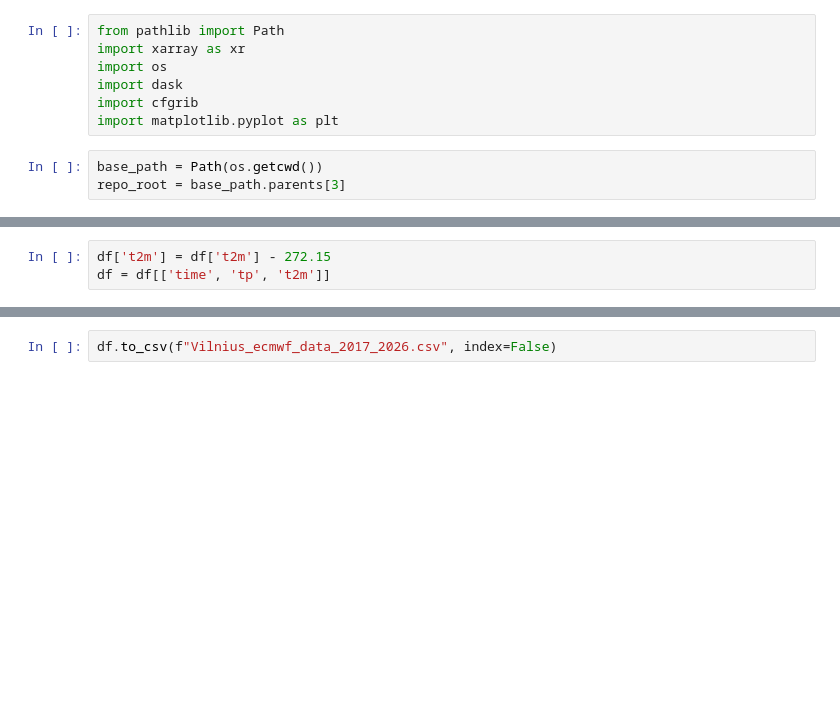
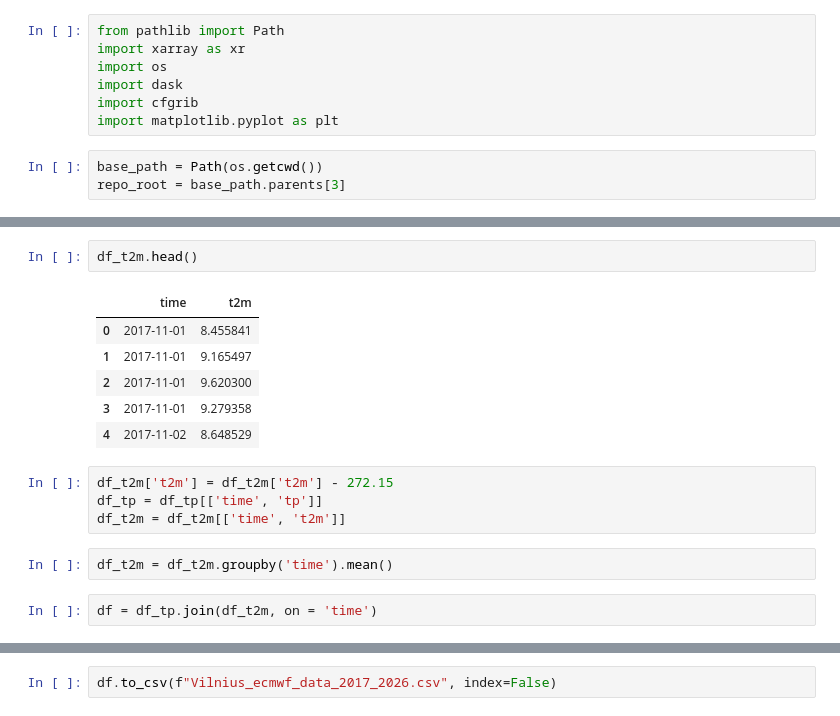
Before and after one commit to rugcer04/Duomenu_mokslo_projektas, a Jupyter notebook: code/python/datasets_prep/GRIB_toolbox.ipynb, the cells around one changed output, grey strips where cells are left out. Drawn from its saved outputs; the diff is of its cells as text; blank space fills up the shorter version.

```diff
--- a/code/python/datasets_prep/GRIB_toolbox.ipynb
+++ b/code/python/datasets_prep/GRIB_toolbox.ipynb
@@ -109,3 +87,17 @@ df.head()
+# %%
+df_t2m.head()
+# %% [output]
+|  | time | t2m |
+| 0 | 2017-11-01 | 8.455841 |
+| 1 | 2017-11-01 | 9.165497 |
+| 2 | 2017-11-01 | 9.620300 |
+| 3 | 2017-11-01 | 9.279358 |
+| 4 | 2017-11-02 | 8.648529 |
 # %%
-df['t2m'] = df['t2m'] - 272.15
-df = df[['time', 'tp', 't2m']]
+df_t2m['t2m'] = df_t2m['t2m'] - 272.15
+df_tp = df_tp[['time', 'tp']]
+df_t2m = df_t2m[['time', 't2m']]
+# %%
+df_t2m = df_t2m.groupby('time').mean()
+# %%
+df = df_tp.join(df_t2m, on = 'time')
```
Also changed, not shown: parts of 11 cells of this notebook, 1 other file.
